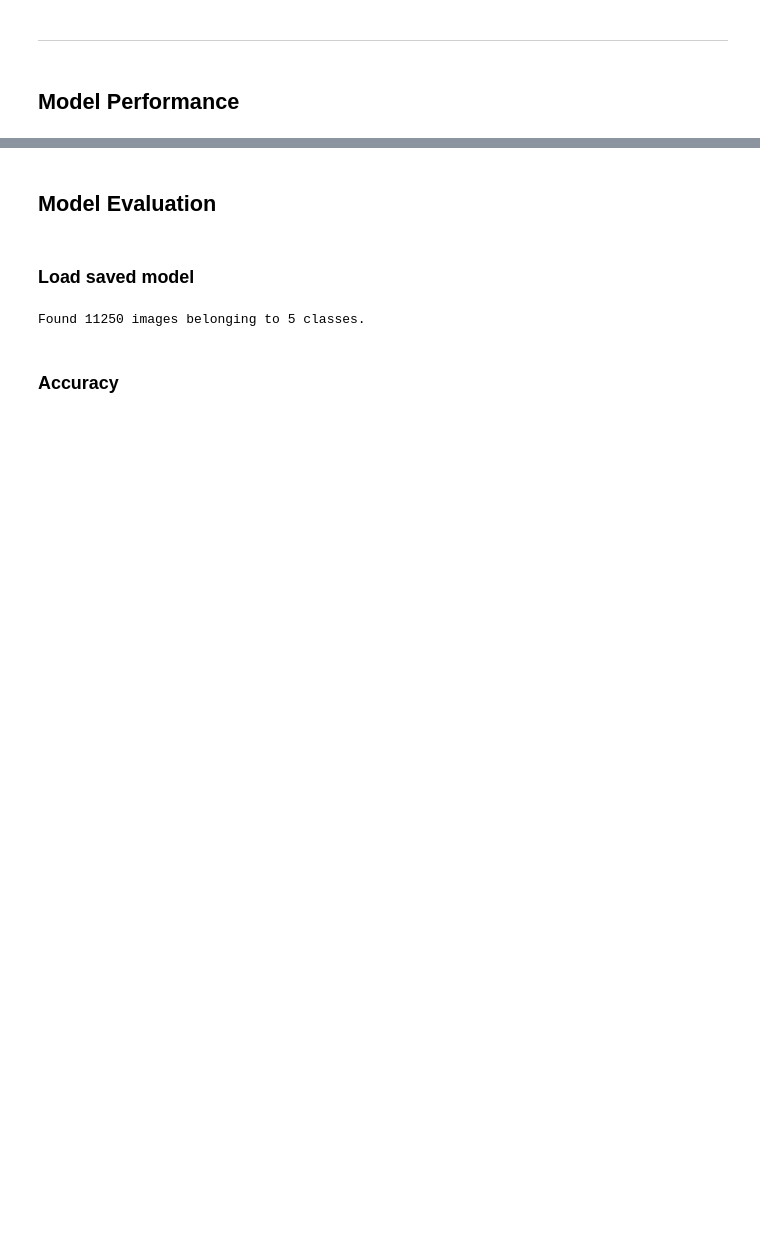
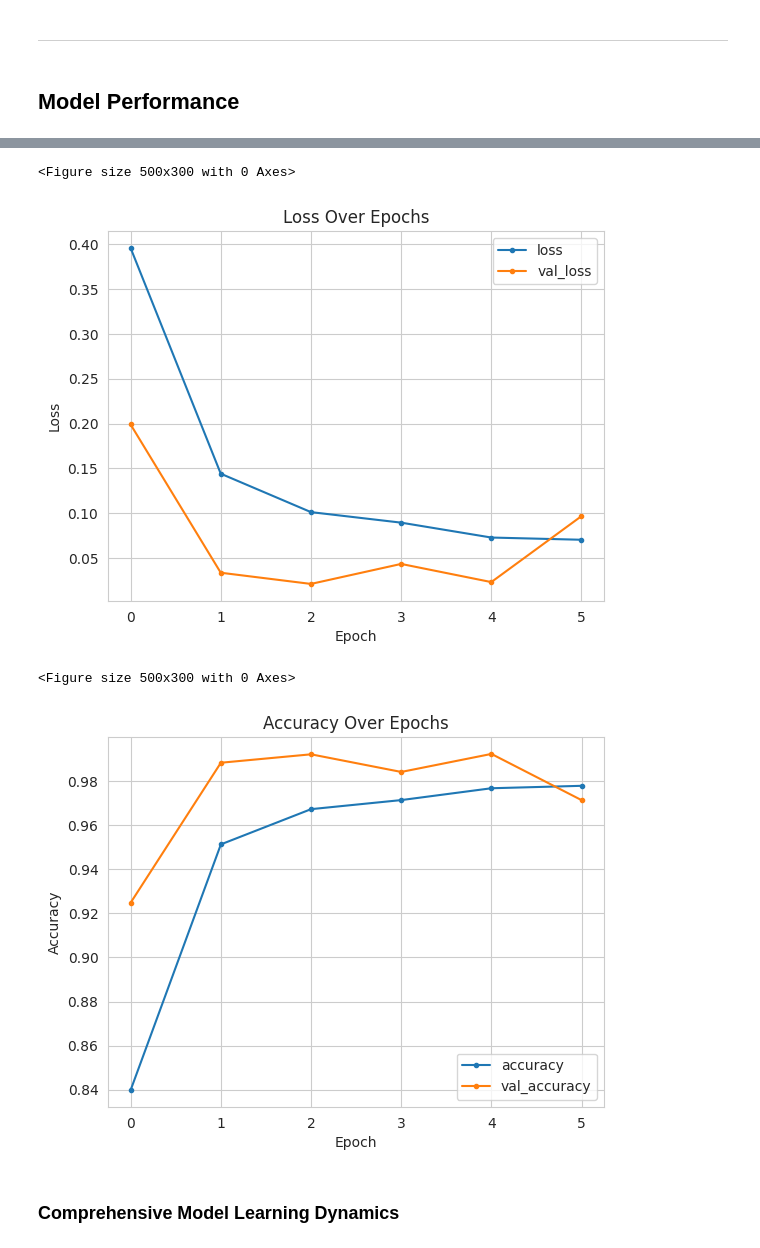
Before and after one commit to 1101712/Rice-Detector, a Jupyter notebook: jupyter_notebooks/3_DataPreparationModelling.ipynb, the cells around one changed output, grey strips where cells are left out. Cells and saved outputs as stored; diff of their text form; code cells hidden in the pictures; blank space fills up the shorter version.

```diff
--- a/jupyter_notebooks/3_DataPreparationModelling.ipynb
+++ b/jupyter_notebooks/3_DataPreparationModelling.ipynb
@@ -361,20 +342,38 @@ The code  for plotting the learning curves of the model's training and validatio
+# %%
+import os
+import pandas as pd
+import matplotlib.pyplot as plt
+import seaborn as sns
+
+# Check if directory exists, if not, create it
+output_dir = 'outputs/performance'
+if not os.path.exists(output_dir):
+    os.makedirs(output_dir)
+
+# Load data for epochs 1-6
+all_epochs_data = pd.concat([load_epoch_data(e, 'outputs/v1') for e in range(1, 7)], ignore_index=True)
+
+# Plot for losses
+plt.figure(figsize=(5, 3))  # Set the size of the figure
+sns.set_style("whitegrid")  # Set the style of the plot to 'whitegrid'
+all_epochs_data[['loss', 'val_loss']].plot(style='.-')  # Plot training and validation losses
+plt.title("Loss Over Epochs")  # Title of the plot
+plt.xlabel("Epoch")  # X-axis label
+plt.ylabel("Loss")  # Y-axis label
+plt.savefig(f'{output_dir}/loss_over_epochs.png', bbox_inches='tight', dpi=150)  # Save the plot as an image file
+
+# Plot for accuracy
+plt.figure(figsize=(5, 3))  # Set the size of the figure
+all_epochs_data[['accuracy', 'val_accuracy']].plot(style='.-')  # Plot training and validation accuracy
+plt.title("Accuracy Over Epochs")  # Title of the plot
+plt.xlabel("Epoch")  # X-axis label
+plt.ylabel("Accuracy")  # Y-axis label
+plt.savefig(f'{output_dir}/accuracy_over_epochs.png', bbox_inches='tight', dpi=150)  # Save the plot as an image file
+plt.show()  # Display the plot
+# %% [output]
+<Figure size 500x300 with 0 Axes>
+[figure, added]
+<Figure size 500x300 with 0 Axes>
+[figure, added]
 # %% [markdown]
-## Model Evaluation
+### Comprehensive Model Learning Dynamics
-# %% [markdown]
-### Load saved model
-# %%
-# Creating a data generator for the test set (without augmentation)
-test_datagen = ImageDataGenerator(rescale=1./255)
-
-# Loading images for testing
-test_set = test_datagen.flow_from_directory(
-    'inputs/datasets_devided/test',
-    target_size=image_shape[:2],
-    batch_size=batch_size,
-    class_mode='categorical',  # Or 'binary' if you have binary classification
-    shuffle=False  # It's important not to shuffle the data for evaluation
-)
-# %% [output]
-Found 11250 images belonging to 5 classes.
-# %% [markdown]
-### Accuracy
```
Also changed, not shown: parts of 12 cells of this notebook, 2 other files.
